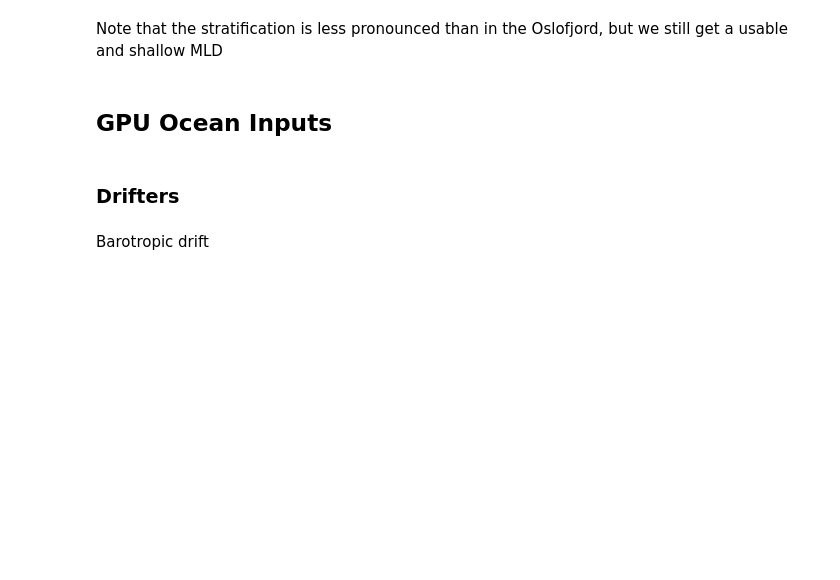
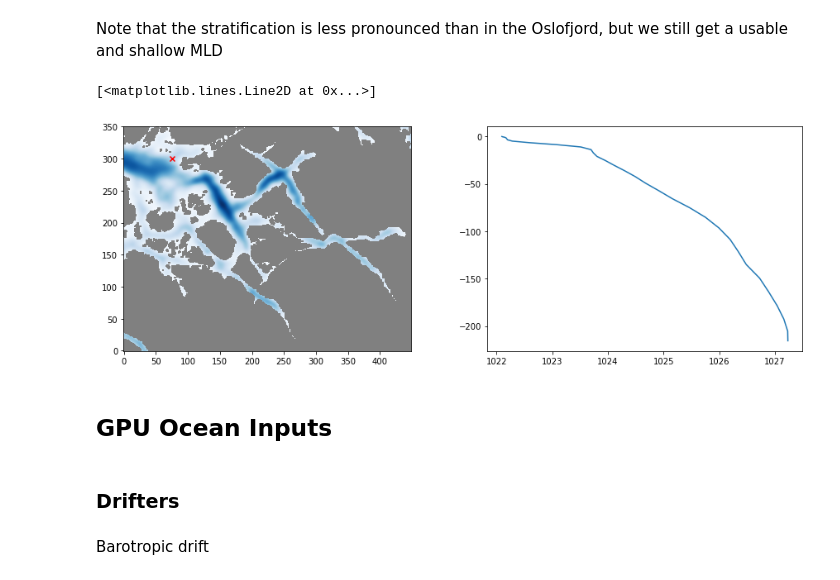
Before and after one commit to sintefmath/reduced-gravity-ocean-model, a Jupyter notebook: notebooks/OtherFjords/Boknafjorden.ipynb, the cells around one changed output. Saved outputs shown, nothing was run; the diff lists cells and outputs as text; code cells hidden in the pictures; blank space fills up the shorter version.

```diff
--- a/notebooks/OtherFjords/Boknafjorden.ipynb
+++ b/notebooks/OtherFjords/Boknafjorden.ipynb
@@ -328,5 +329,15 @@ plt.savefig("BoknafjordenMLD.pdf", bbox_inches="tight")
 # %% [markdown]
 Note that the stratification is less pronounced than in the Oslofjord, but we still get a usable and shallow MLD
+# %%
+fig, axs = plt.subplots(1,2, figsize=(15,5))
+
+axs[0].imshow(np.ma.array(nc["h"][y0:y1,x0:x1], mask=(1-nc["mask_rho"][y0:y1,x0:x1])), cmap="Blues")
+axs[0].scatter(75,300, marker="x", color="red")
+
+axs[1].plot(s_pot_densities[:,300,75], nc["Cs_r"]*(nc["h"][y0:y1,x0:x1][300,75]))
+# %% [output]
+[<matplotlib.lines.Line2D at 0x...>]
+[figure, added]
 # %% [markdown]
 ## GPU Ocean Inputs
 # %%
```
Also changed, not shown: parts of 7 cells of this notebook, 1 other file.
